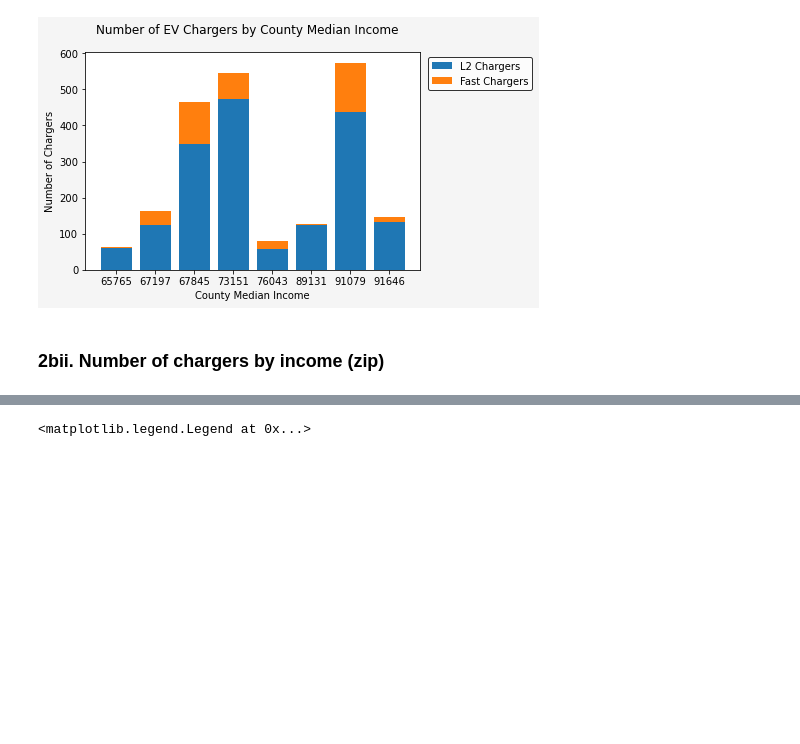
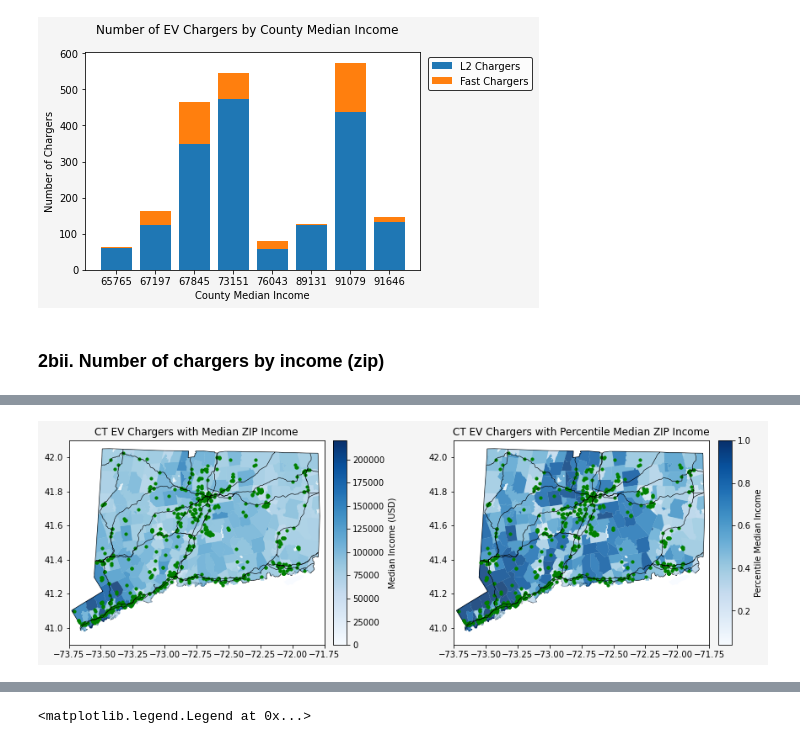
Before and after one commit to rajanoureddine/ctdot-tobin-yse, a Jupyter notebook: create_outputs.ipynb, the cells around one changed output, grey strips where cells are left out. Drawn from its saved outputs; the diff is of its cells as text; code cells hidden in the pictures; blank space fills up the shorter version.

```diff
--- a/create_outputs.ipynb
+++ b/create_outputs.ipynb
@@ -244,0 +321,91 @@ plt.show()
+# %%
+# Map
+# Plot these
+# Create figure and axes
+fig, axs = plt.subplots(nrows = 1, ncols = 2, figsize = (15,5), facecolor = 'whitesmoke')
+ax = axs[1]
+ax1= axs[0]
+
+# Change spacing
+fig.subplots_adjust(wspace=0.2)
+
+# Split them
+divider = make_axes_locatable(ax)
+divider_2 = make_axes_locatable(ax1)
+cax = divider.append_axes("right", size = "4%", pad = "-10%")
+cax_2 = divider_2.append_axes("right", size = "4%", pad = "-10%")
+
+# --- Create left plot ---
+# Set axes sizes
+ax.set_title("CT EV Chargers with Percentile Median ZIP Income")
+ax.set_ylim(40.9, 42.1)
+ax.set_xlim(-73.75, -71.75)
+
+# Create a colormap
+# cmap = plt.cm.Blues
+# norm = colors.BoundaryNorm(sorted(ct_zips_geo_income["S1901_C01_012E"].unique()), cmap.N)
+
+# Plot state and points
+# Plot state boundaries
+ct_boundaries.plot(ax=ax,
+              cax=cax,
+              color = 'lightblue',
+              edgecolor = 'black')
+
+# Plot the counties
+# Legend_kwds are passed to a matplotlib.pyplot.colorbar() object, so they must match those
+# Found here: https://matplotlib.org/stable/api/_as_gen/matplotlib.pyplot.colorbar.html
+ct_zips_geo_income.plot(ax=ax,
+                        column = "S1901_C01_012E_pct",
+                        cax=cax,
+                        cmap = 'Blues', legend = True,
+                        legend_kwds={"label": "Percentile Median Income",
+                                    "pad" : 0},
+                        alpha = 0.8)
+# Plot DCFC points
+afdc_plot = charging_points.plot(ax=ax, cax=cax,
+                color = 'green',
+                markersize =10,
+                label = "EV Charging Points")
+
+interstates_plot = interstates.plot(ax=ax, cax=cax, color ='black', linewidth = 0.6, label = "Interstates")
+
+
+# --- Create right plot ---
+# Set axes sizes
+ax1.set_title("CT EV Chargers with Median ZIP Income")
+ax1.set_ylim(40.9, 42.1)
+ax1.set_xlim(-73.75, -71.75)
+
+# Create a colormap
+# cmap = plt.cm.Blues
+# norm = colors.BoundaryNorm(sorted(ct_zips_geo_income["S1901_C01_012E"].unique()), cmap.N)
+
+# Plot state and points
+# Plot state boundaries
+ct_boundaries.plot(ax=ax1,
+              cax=cax_2,
+              color = 'lightblue',
+              edgecolor = 'black')
+
+# Plot the counties
+# Legend_kwds are passed to a matplotlib.pyplot.colorbar() object, so they must match those
+# Found here: https://matplotlib.org/stable/api/_as_gen/matplotlib.pyplot.colorbar.html
+ct_zips_geo_income.plot(ax=ax1,
+                        column = "S1901_C01_012E",
+                        cax=cax_2,
+                        cmap = 'Blues', legend = True,
+                        legend_kwds={"label": "Median Income (USD)",
+                                    "pad" : 0},
+                        alpha = 0.8)
+# Plot DCFC points
+afdc_plot = charging_points.plot(ax=ax1, cax=cax_2,
+                color = 'green',
+                markersize =10,
+                label = "EV Charging Points")
+
+interstates_plot = interstates.plot(ax=ax1, cax=cax_2, color ='black', linewidth = 0.6, label = "Interstates")
+
+plt.savefig(OUTPUT_FILEPATH/'0925_Chargers_Income.png', dpi=300)
+# %% [output]
+[figure, added]
```
Also changed, not shown: parts of 25 cells of this notebook, 9 other files.
